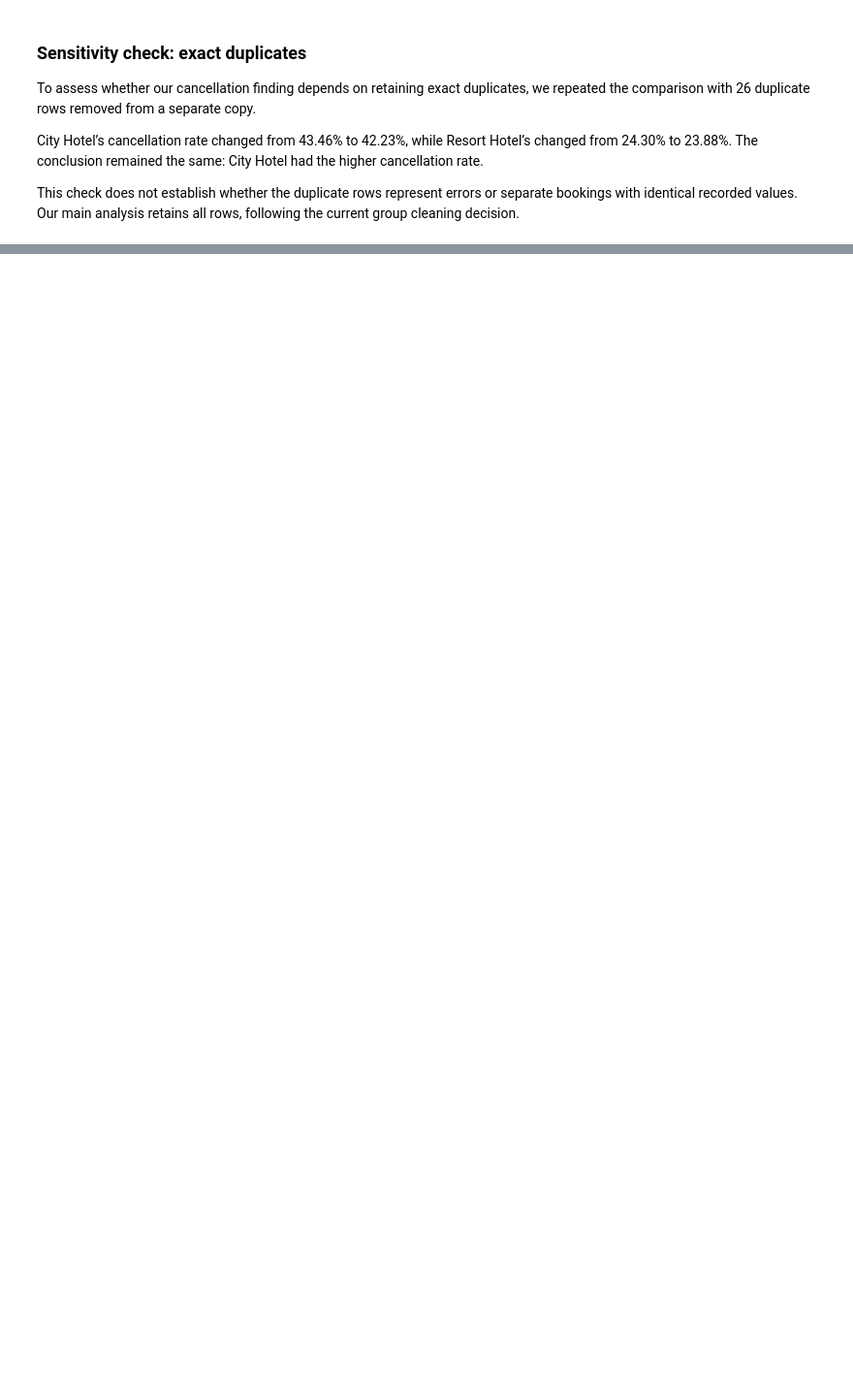
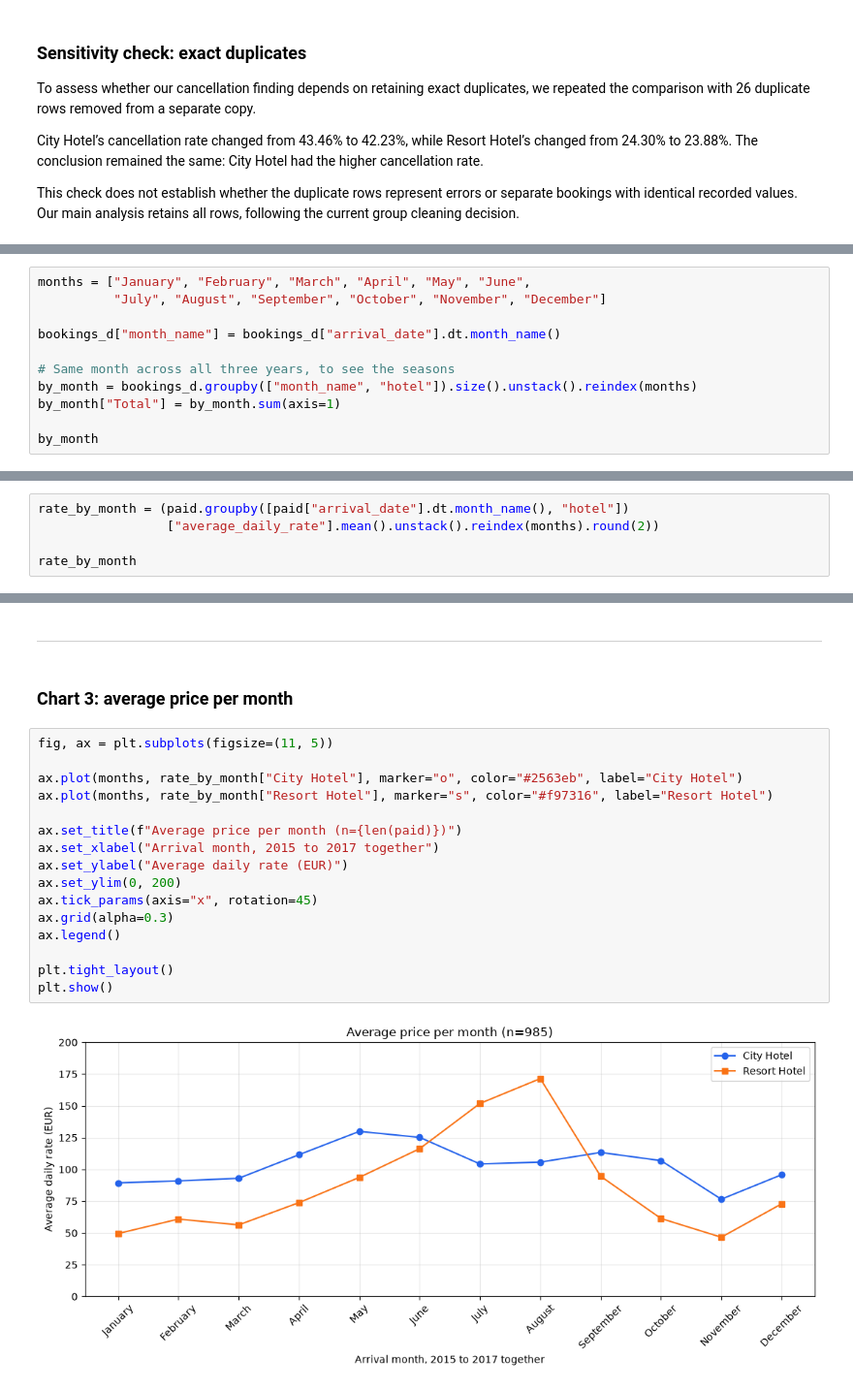
Before and after one commit to subhanjanshah/Data-Processing-w-Python-2026, a Jupyter notebook: hoteldate.ipynb, the cells around one changed output, grey strips where cells are left out. Shown at 97% size. Saved outputs shown, nothing was run; the diff lists cells and outputs as text; blank space fills up the shorter version.

```diff
--- a/hoteldate.ipynb
+++ b/hoteldate.ipynb
@@ -398,0 +724,11 @@ This check does not establish whether the duplicate rows represent errors or sep
+# %%
+months = ["January", "February", "March", "April", "May", "June",
+          "July", "August", "September", "October", "November", "December"]
+
+bookings_d["month_name"] = bookings_d["arrival_date"].dt.month_name()
+
+# Same month across all three years, to see the seasons
+by_month = bookings_d.groupby(["month_name", "hotel"]).size().unstack().reindex(months)
+by_month["Total"] = by_month.sum(axis=1)
+
+by_month
@@ -398,0 +750,5 @@ This check does not establish whether the duplicate rows represent errors or sep
+# %%
+rate_by_month = (paid.groupby([paid["arrival_date"].dt.month_name(), "hotel"])
+                 ["average_daily_rate"].mean().unstack().reindex(months).round(2))
+
+rate_by_month
@@ -398,0 +857,22 @@ This check does not establish whether the duplicate rows represent errors or sep
+# %% [markdown]
+---------------------------------------------------------------------------------------------------------
+# %% [markdown]
+### Chart 3: average price per month
+# %%
+fig, ax = plt.subplots(figsize=(11, 5))
+
+ax.plot(months, rate_by_month["City Hotel"], marker="o", color="#2563eb", label="City Hotel")
+ax.plot(months, rate_by_month["Resort Hotel"], marker="s", color="#f97316", label="Resort Hotel")
+
+ax.set_title(f"Average price per month (n={len(paid)})")
+ax.set_xlabel("Arrival month, 2015 to 2017 together")
+ax.set_ylabel("Average daily rate (EUR)")
+ax.set_ylim(0, 200)
+ax.tick_params(axis="x", rotation=45)
+ax.grid(alpha=0.3)
+ax.legend()
+
+plt.tight_layout()
+plt.show()
+# %% [output]
+[figure, added]
```
Also changed, not shown: parts of 50 cells of this notebook.
